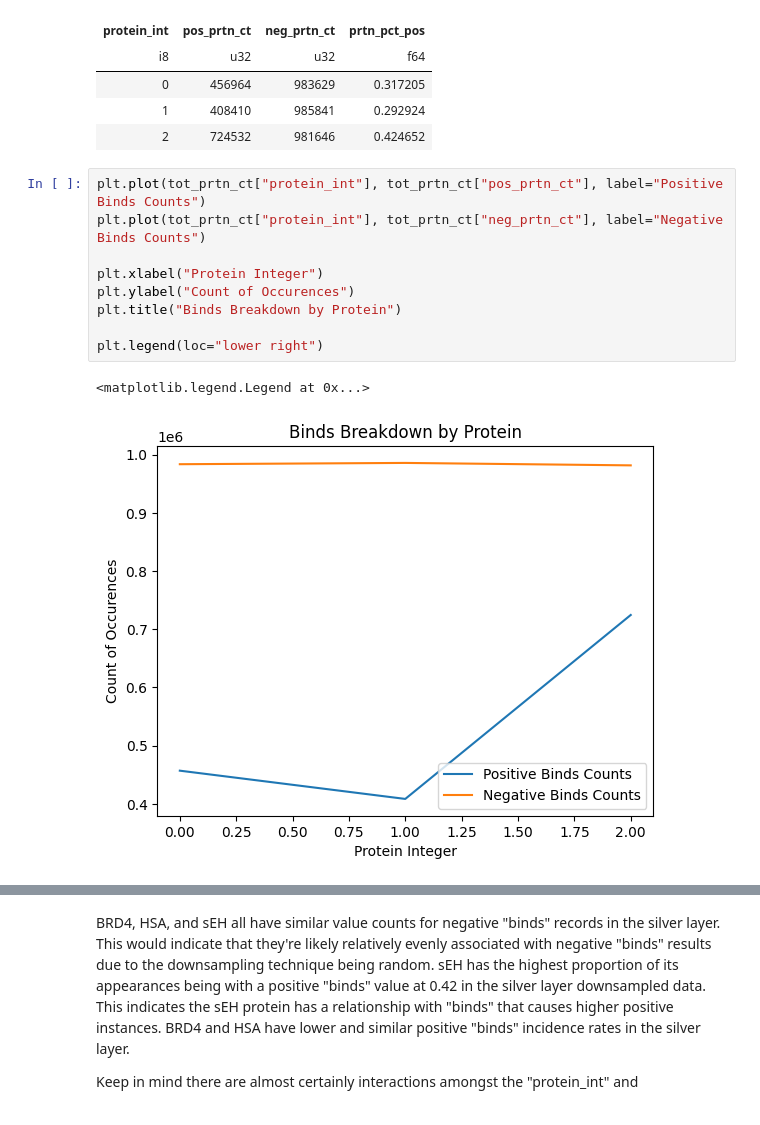
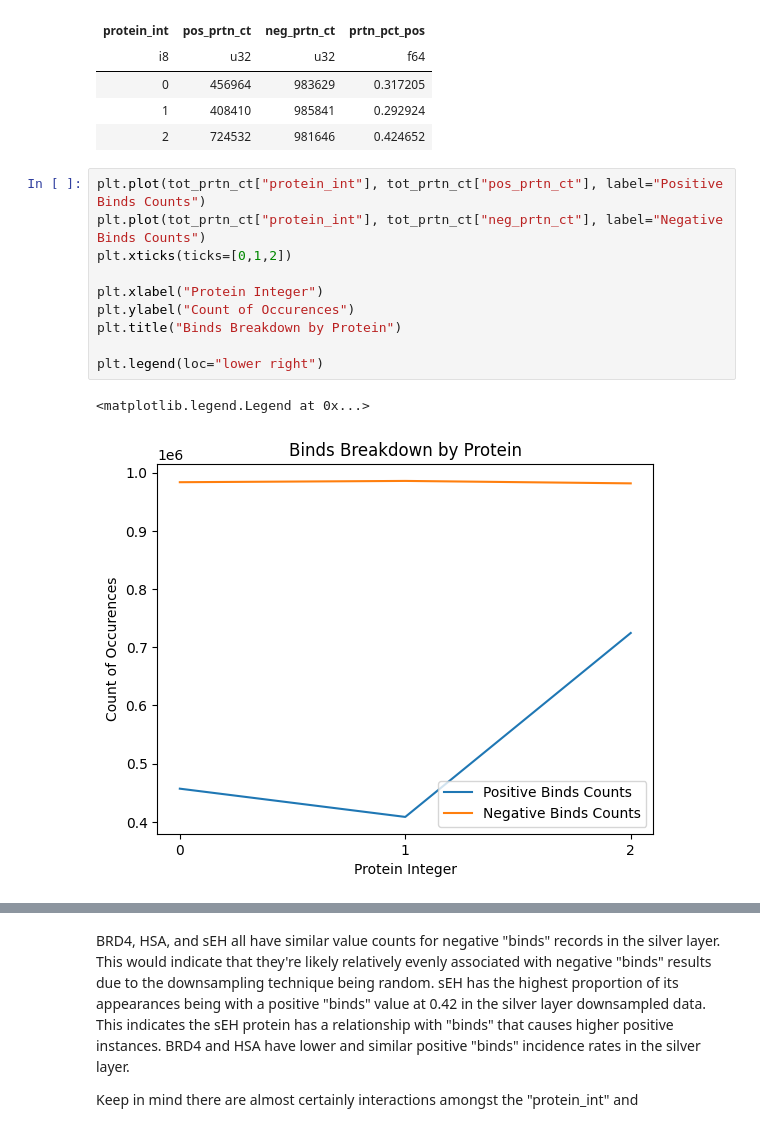
Before and after one commit to btcain4/leash-bio-ai, a Jupyter notebook: notebooks/04_gold_eda.ipynb, the cells around one changed output, grey strips where cells are left out. Drawn from its saved outputs; the diff is of its cells as text.

```diff
--- a/notebooks/04_gold_eda.ipynb
+++ b/notebooks/04_gold_eda.ipynb
@@ -62,14 +69,15 @@ shape: (3, 4)
 # %%
 plt.plot(tot_prtn_ct["protein_int"], tot_prtn_ct["pos_prtn_ct"], label="Positive Binds Counts")
 plt.plot(tot_prtn_ct["protein_int"], tot_prtn_ct["neg_prtn_ct"], label="Negative Binds Counts")
+plt.xticks(ticks=[0,1,2])
 
 plt.xlabel("Protein Integer")
 plt.ylabel("Count of Occurences")
 plt.title("Binds Breakdown by Protein")
 
 plt.legend(loc="lower right")
 # %% [output]
 <matplotlib.legend.Legend at 0x...>
-[figure, old version]
+[figure, new version]
 # %%
 plt.plot(tot_prtn_ct["protein_int"], tot_prtn_ct["prtn_pct_pos"])
```
Also changed, not shown: parts of 47 cells of this notebook, 2 other files.
